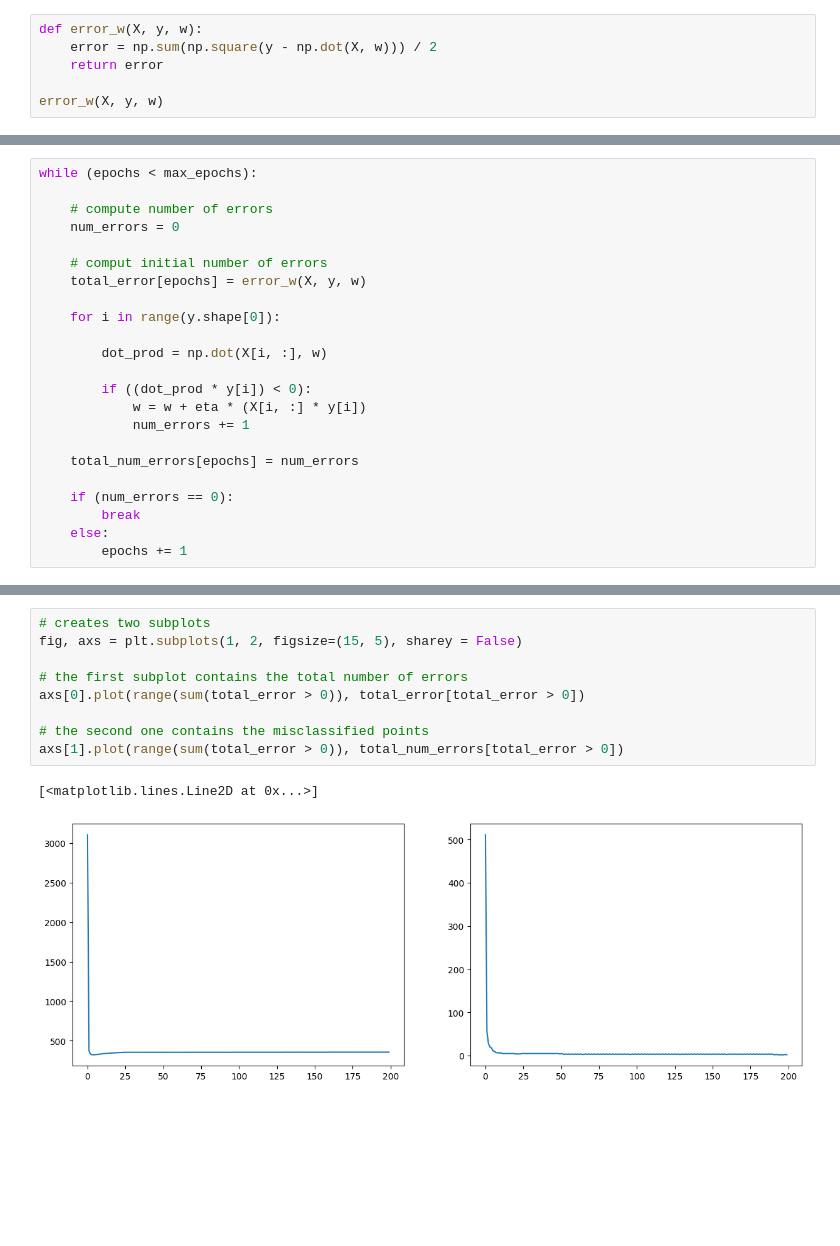
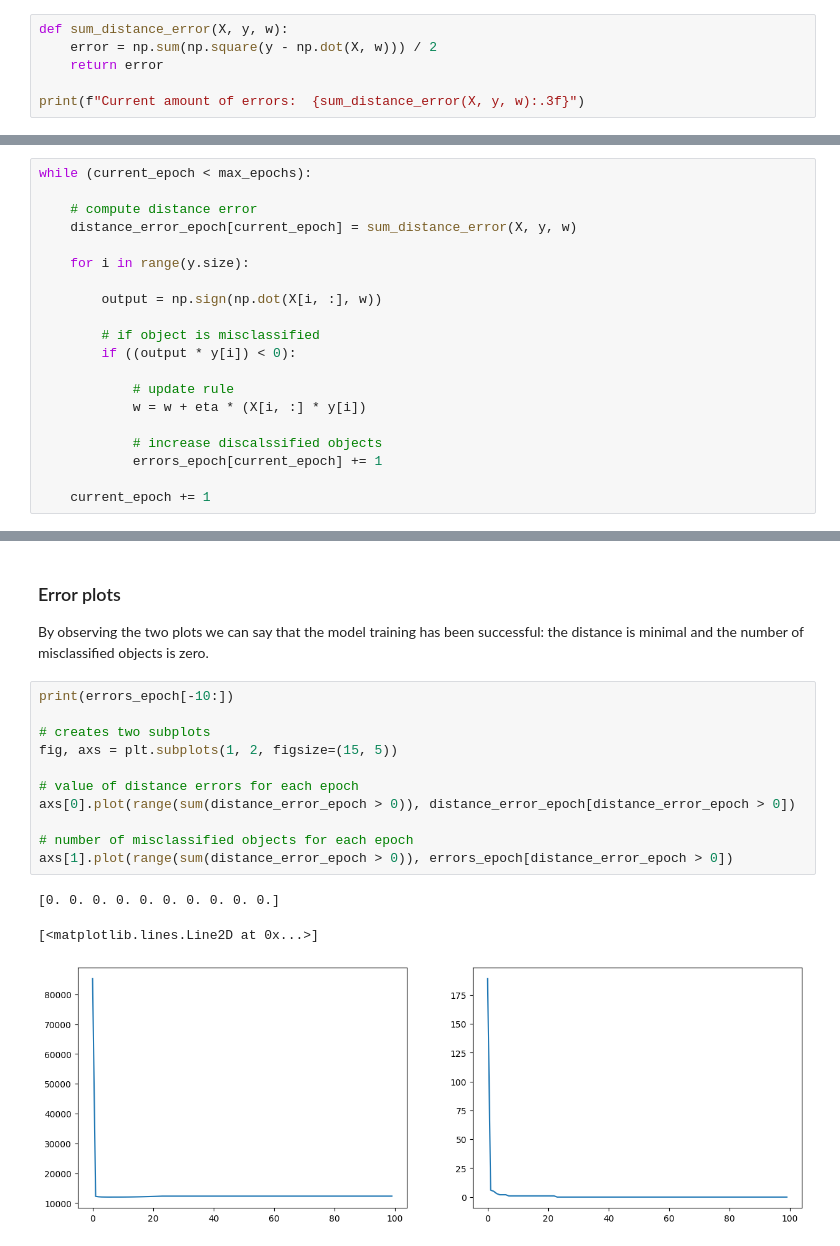
Before and after one commit to imAlessas/machine-learning, a Jupyter notebook: algorithms/perceptron/PLA-error-plots.ipynb, the cells around one changed output, grey strips where cells are left out. Cells and saved outputs as stored; diff of their text form; blank space fills up the shorter version.

```diff
--- a/algorithms/perceptron/PLA-error-plots.ipynb
+++ b/algorithms/perceptron/PLA-error-plots.ipynb
@@ -79,7 +74,7 @@ This translates into a high-complexity matrix multiplication between the $X$ mat
 # %%
-def error_w(X, y, w):
+def sum_distance_error(X, y, w):
     error = np.sum(np.square(y - np.dot(X, w))) / 2
     return error
 
-error_w(X, y, w)
+print(f"Current amount of errors:  {sum_distance_error(X, y, w):.3f}")
 # %% [output]
@@ -114,23 +101,20 @@ Then for each element in the dataset, we compute the dot-product and then we che
 # %%
-while (epochs < max_epochs):
+while (current_epoch < max_epochs):
 
-    # compute number of errors
-    num_errors = 0
+    # compute distance error
+    distance_error_epoch[current_epoch] = sum_distance_error(X, y, w)
 
-    # comput initial number of errors
-    total_error[epochs] = error_w(X, y, w)
+    for i in range(y.size):
 
-    for i in range(y.shape[0]):
+        output = np.sign(np.dot(X[i, :], w))
 
-        dot_prod = np.dot(X[i, :], w)
+        # if object is misclassified
+        if ((output * y[i]) < 0):
 
-        if ((dot_prod * y[i]) < 0):
+            # update rule
             w = w + eta * (X[i, :] * y[i])
-            num_errors += 1
 
-    total_num_errors[epochs] = num_errors
+            # increase discalssified objects
+            errors_epoch[current_epoch] += 1
 
-    if (num_errors == 0):
-        break
-    else:
-        epochs += 1
+    current_epoch += 1
@@ -156,12 +135,19 @@ The left plot represents the amount of error: it has not been used to compute th
+# %% [markdown]
+### Error plots
+
+By observing the two plots we can say that the model training has been successful: the distance is minimal and the number of misclassified objects is zero.
 # %%
+print(errors_epoch[-10:])
+
 # creates two subplots
-fig, axs = plt.subplots(1, 2, figsize=(15, 5), sharey = False)
+fig, axs = plt.subplots(1, 2, figsize=(15, 5))
 
-# the first subplot contains the total number of errors
-axs[0].plot(range(sum(total_error > 0)), total_error[total_error > 0])
+# value of distance errors for each epoch
+axs[0].plot(range(sum(distance_error_epoch > 0)), distance_error_epoch[distance_error_epoch > 0])
 
-# the second one contains the misclassified points
-axs[1].plot(range(sum(total_error > 0)), total_num_errors[total_error > 0])
+# number of misclassified objects for each epoch
+axs[1].plot(range(sum(distance_error_epoch > 0)), errors_epoch[distance_error_epoch > 0])
 # %% [output]
-[<matplotlib.lines.Line2D at 0x...>]
+[0. 0. 0. 0. 0. 0. 0. 0. 0. 0.]
+[<matplotlib.lines.Line2D at 0x...>]
-[figure, old version]
+[figure, new version]
```
Also changed, not shown: parts of 15 cells of this notebook, 1 other file.
